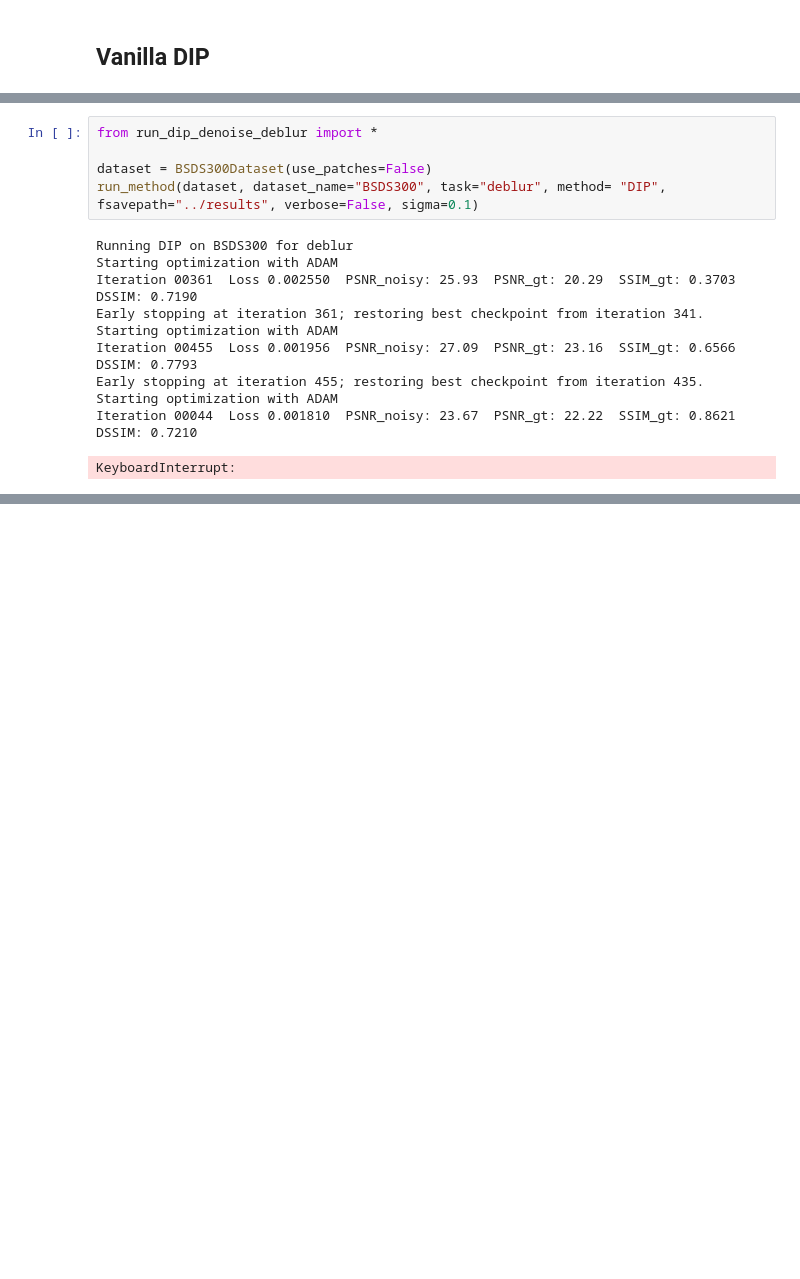
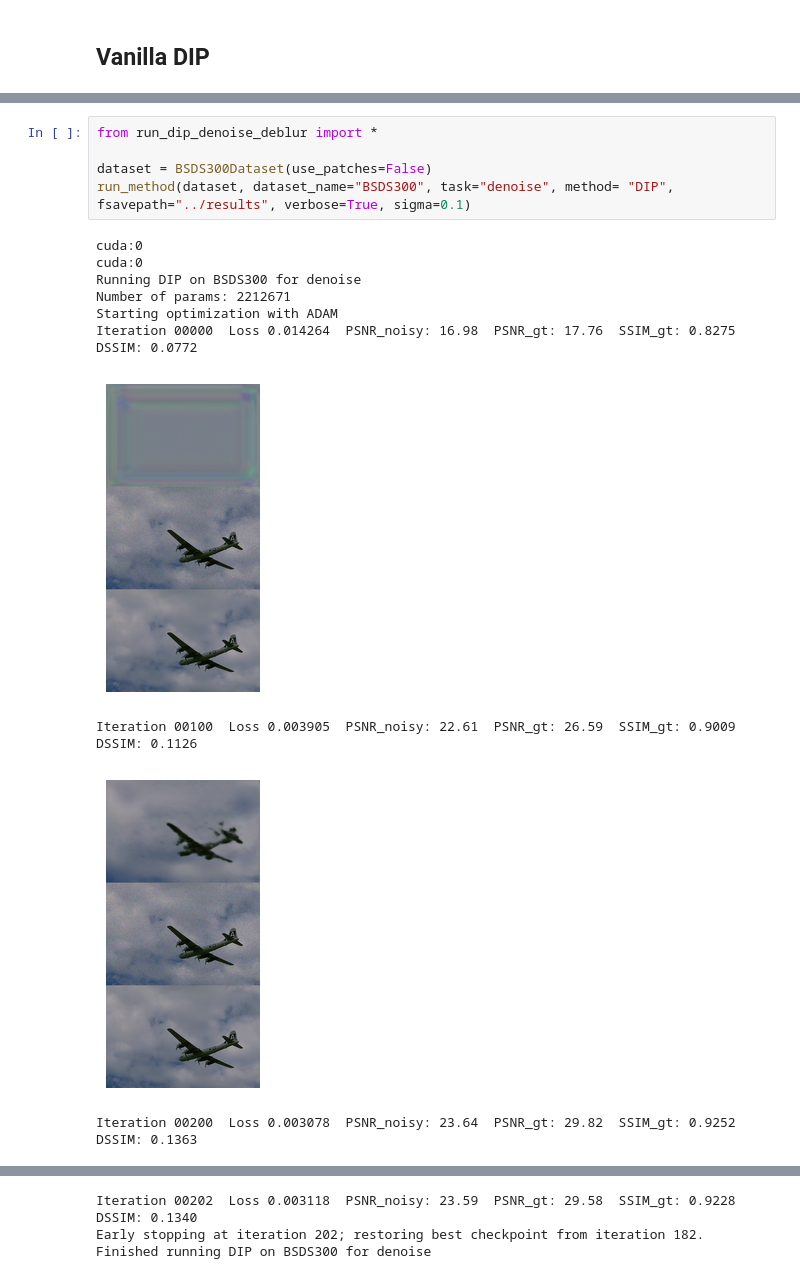
Before and after one commit to Khalifa-Bouneb/Compressed-Sensing-with-Deep-Image-Prior-for-Chest-CT-Signal-Denoising, a Jupyter notebook: vanilla_dip.ipynb, the cells around one changed output, grey strips where cells are left out. Saved outputs shown, nothing was run; the diff lists cells and outputs as text; blank space fills up the shorter version.

```diff
--- a/vanilla_dip.ipynb
+++ b/vanilla_dip.ipynb
@@ -15,16 +35,16 @@ Error:
 # %%
 from run_dip_denoise_deblur import *
 
 dataset = BSDS300Dataset(use_patches=False)
-run_method(dataset, dataset_name="BSDS300", task="deblur", method= "DIP", fsavepath="../results", verbose=False, sigma=0.1)
+run_method(dataset, dataset_name="BSDS300", task="denoise", method= "DIP", fsavepath="../results", verbose=True, sigma=0.1)
 # %% [output]
-Running DIP on BSDS300 for deblur
+cuda:0
+cuda:0
+Running DIP on BSDS300 for denoise
+Number of params: 2212671
 Starting optimization with ADAM
-Iteration 00361  Loss 0.002550  PSNR_noisy: 25.93  PSNR_gt: 20.29  SSIM_gt: 0.3703  DSSIM: 0.7190
-Early stopping at iteration 361; restoring best checkpoint from iteration 341.
-Starting optimization with ADAM
-Iteration 00455  Loss 0.001956  PSNR_noisy: 27.09  PSNR_gt: 23.16  SSIM_gt: 0.6566  DSSIM: 0.7793
-Early stopping at iteration 455; restoring best checkpoint from iteration 435.
-Starting optimization with ADAM
-Iteration 00044  Loss 0.001810  PSNR_noisy: 23.67  PSNR_gt: 22.22  SSIM_gt: 0.8621  DSSIM: 0.7210
+Iteration 00000  Loss 0.014264  PSNR_noisy: 16.98  PSNR_gt: 17.76  SSIM_gt: 0.8275  DSSIM: 0.0772
+[figure, added]
-KeyboardInterrupt:
+Iteration 00100  Loss 0.003905  PSNR_noisy: 22.61  PSNR_gt: 26.59  SSIM_gt: 0.9009  DSSIM: 0.1126
+[figure, added]
+Iteration 00200  Loss 0.003078  PSNR_noisy: 23.64  PSNR_gt: 29.82  SSIM_gt: 0.9252  DSSIM: 0.1363
@@ -30,0 +52,3 @@ KeyboardInterrupt:
+Iteration 00202  Loss 0.003118  PSNR_noisy: 23.59  PSNR_gt: 29.58  SSIM_gt: 0.9228  DSSIM: 0.1340
+Early stopping at iteration 202; restoring best checkpoint from iteration 182.
+Finished running DIP on BSDS300 for denoise
```
Also changed, not shown: parts of 6 cells of this notebook, 27 other files.
